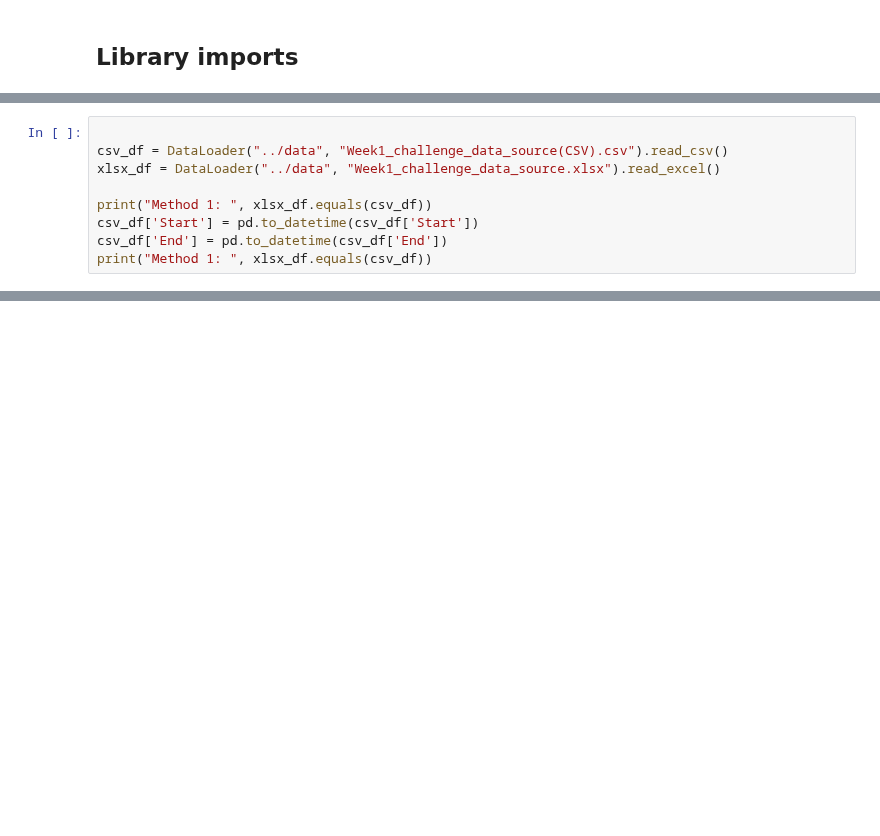
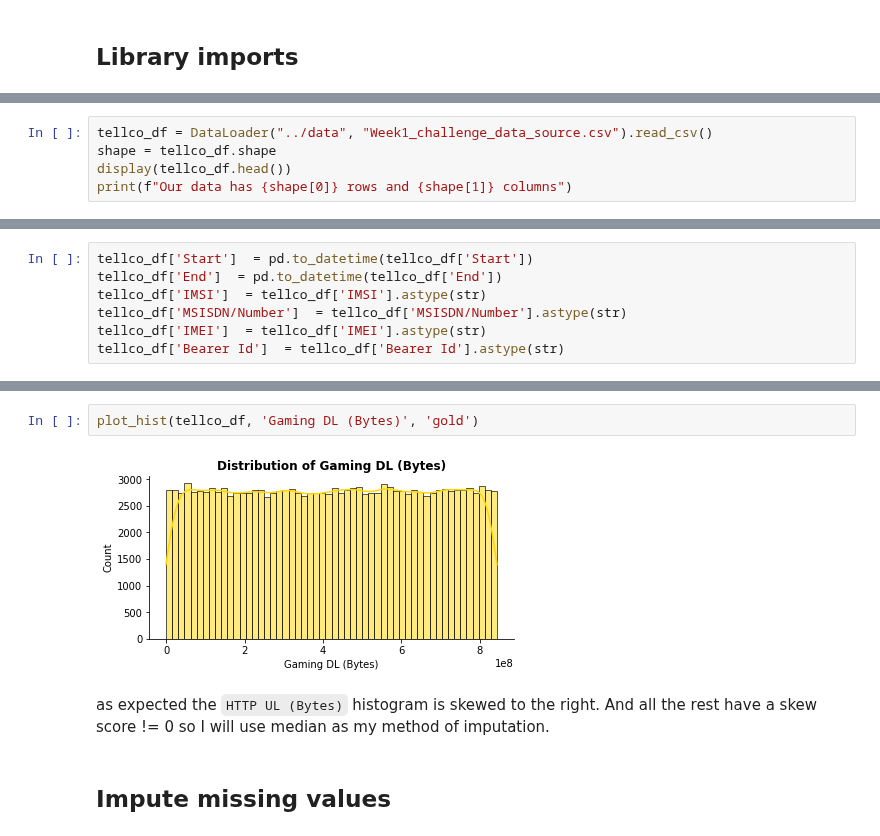
Before and after one commit to Hen0k/TellCo-user-analysis, a Jupyter notebook: notebooks/EDA.ipynb, the cells around one changed output, grey strips where cells are left out. Saved outputs shown, nothing was run; the diff lists cells and outputs as text; blank space fills up the shorter version.

Commit message:
notebook: fill missing values

```diff
--- a/notebooks/EDA.ipynb
+++ b/notebooks/EDA.ipynb
@@ -33,10 +24,6 @@ I first tried checking their equality as they were, then realized that the datat
 # %%
-
-csv_df = DataLoader("../data", "Week1_challenge_data_source(CSV).csv").read_csv()
-xlsx_df = DataLoader("../data", "Week1_challenge_data_source.xlsx").read_excel()
-
-print("Method 1: ", xlsx_df.equals(csv_df))
-csv_df['Start'] = pd.to_datetime(csv_df['Start'])
-csv_df['End'] = pd.to_datetime(csv_df['End'])
-print("Method 1: ", xlsx_df.equals(csv_df))
+tellco_df = DataLoader("../data", "Week1_challenge_data_source.csv").read_csv()
+shape = tellco_df.shape
+display(tellco_df.head())
+print(f"Our data has {shape[0]} rows and {shape[1]} columns")
 # %% [output]
@@ -44,0 +45,7 @@ Method 1:  False
+# %%
+tellco_df['Start']  = pd.to_datetime(tellco_df['Start'])
+tellco_df['End']  = pd.to_datetime(tellco_df['End'])
+tellco_df['IMSI']  = tellco_df['IMSI'].astype(str)
+tellco_df['MSISDN/Number']  = tellco_df['MSISDN/Number'].astype(str)
+tellco_df['IMEI']  = tellco_df['IMEI'].astype(str)
+tellco_df['Bearer Id']  = tellco_df['Bearer Id'].astype(str)
@@ -88,0 +204,8 @@ gc.collect()
+# %%
+plot_hist(tellco_df, 'Gaming DL (Bytes)', 'gold')
+# %% [output]
+[figure, added]
+# %% [markdown]
+as expected the `HTTP UL (Bytes)` histogram is skewed to the right. And all the rest have a skew score != 0 so I will use median as my method of imputation.
+# %% [markdown]
+## Impute missing values
```
Also changed, not shown: parts of 31 cells of this notebook.
